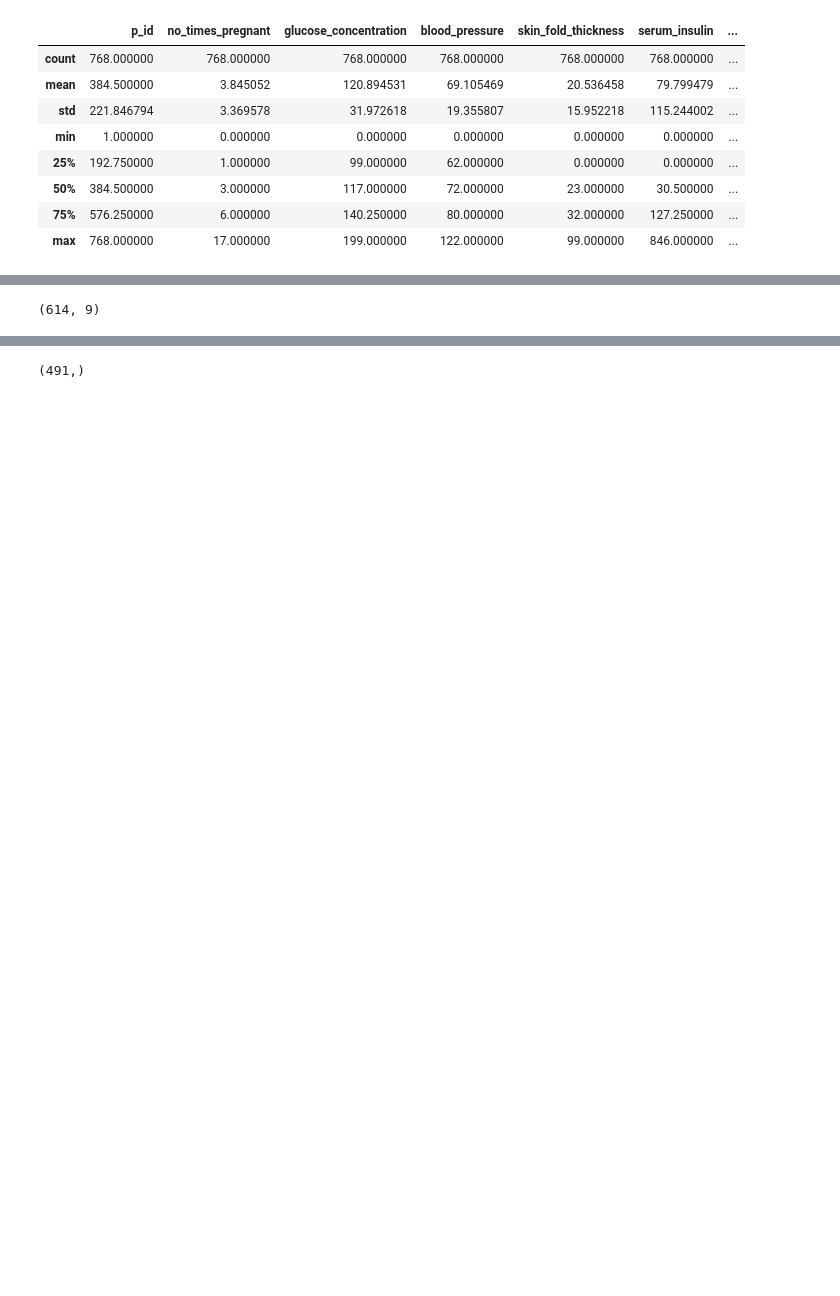
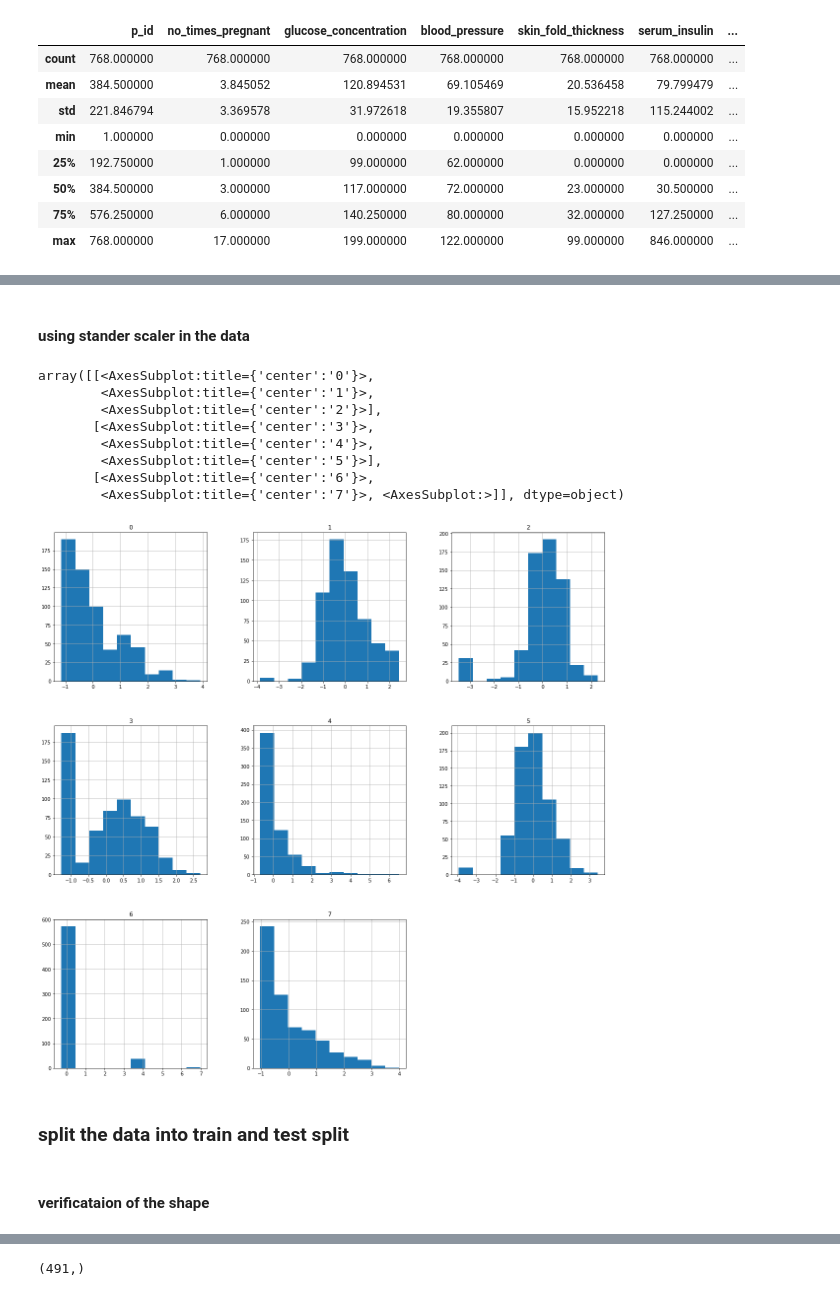
Before and after one commit to brahimsaadii/kaggle_diabetes_competition, a Jupyter notebook: diabetes_competition_kaggle.ipynb, the cells around one changed output, grey strips where cells are left out. Drawn from its saved outputs; the diff is of its cells as text; code cells hidden in the pictures; blank space fills up the shorter version.

```diff
--- a/diabetes_competition_kaggle.ipynb
+++ b/diabetes_competition_kaggle.ipynb
@@ -86,3 +128,5 @@ data.head()
+# %% [markdown]
+#### using stander scaler in the data
 # %%
 x = data.drop(columns = 'diabetes', axis=1)
 y= data['diabetes']
@@ -97,9 +141,22 @@ scaler_data = scaler.transform(x)
 # %%
 x = scaler_data
 y = train_data['diabetes']
+# %%
+df = pd.DataFrame(scaler_data)
+df.hist(figsize = (20,20))
+# %% [output]
+array([[<AxesSubplot:title={'center':'0'}>,
+        <AxesSubplot:title={'center':'1'}>,
+        <AxesSubplot:title={'center':'2'}>],
+       [<AxesSubplot:title={'center':'3'}>,
+        <AxesSubplot:title={'center':'4'}>,
+        <AxesSubplot:title={'center':'5'}>],
+       [<AxesSubplot:title={'center':'6'}>,
+        <AxesSubplot:title={'center':'7'}>, <AxesSubplot:>]], dtype=object)
+[figure, added]
+# %% [markdown]
+### split the data into train and test split
 # %%
 X_train, X_test, y_train, y_test = train_test_split(x, y, test_size = 0.2, stratify = y, random_state = 2)
-# %%
-X_train.shape
-# %% [output]
-(614, 9)
+# %% [markdown]
+#### verificataion of the shape
```
Also changed, not shown: parts of 44 cells of this notebook.
